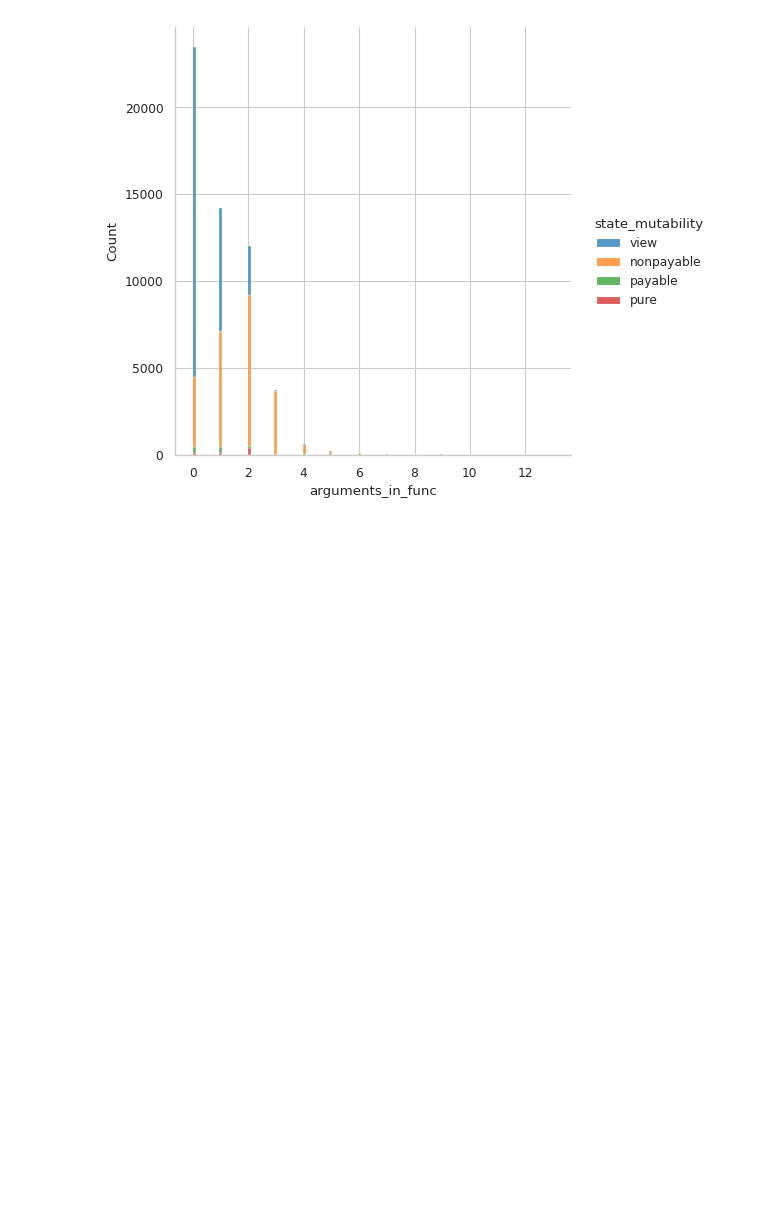
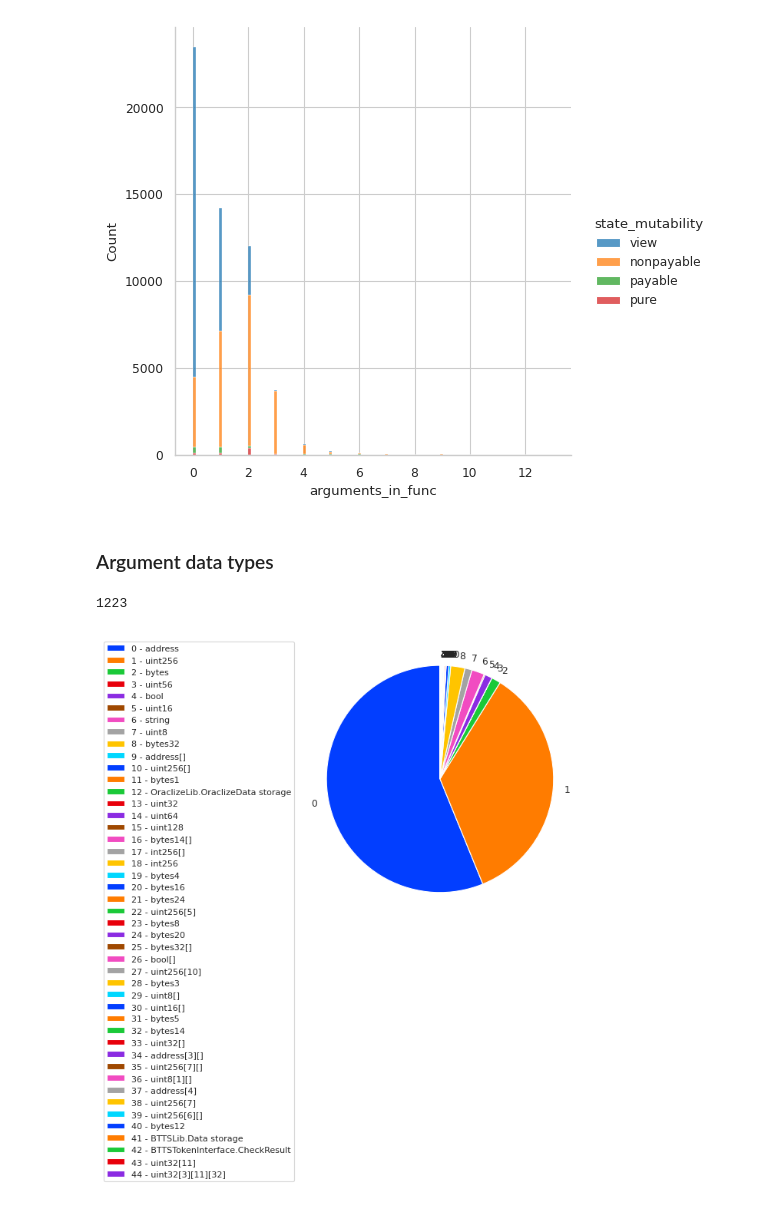
Before and after one commit to Miyamura80/Fuma_Fuzz, a Jupyter notebook: experiments/analyze_contract_abi.ipynb, the cells around one changed output. Saved outputs shown, nothing was run; the diff lists cells and outputs as text; code cells hidden in the pictures; blank space fills up the shorter version.

Commit message:
solidity source data type distributions summarized

```diff
--- a/experiments/analyze_contract_abi.ipynb
+++ b/experiments/analyze_contract_abi.ipynb
@@ -169,3 +169,43 @@ sns.displot(data=df_arguments, x="arguments_in_func",hue="state_mutability", mul
 # %% [output]
 <seaborn.axisgrid.FacetGrid at 0x...>
 [figure]
+# %% [markdown]
+### Argument data types
+# %%
+from collections import Counter
+
+data_types = []
+func_count = 0
+for compiled_json in enumerate(compiled_jsons):
+    for ctrct_name, ctrct in compiled_json[1].items():
+
+        for func in ctrct["abi"]:
+            if "inputs" in func:
+                for input in func["inputs"]:
+                    data_types.append(input["type"])
+
+
+data_type_counter = Counter(data_types)
+# %%
+len(compiled_jsons)
+# %% [output]
+1223
+# %%
+palette_color = sns.color_palette('bright')
+
+labels = [i for i in range(len(data_type_counter))]
+labels_2 = [f"{i} - {v}" for i,v in enumerate(data_type_counter)]
+
+# plotting data on chart
+patches, texts = plt.pie(data_type_counter.values(), labels=labels,
+    colors=palette_color, startangle=90)
+
+
+plt.legend(patches, labels_2, loc='upper left', bbox_to_anchor=(-0.7, 1.),
+           fontsize=8)
+
+
+# displaying chart
+plt.show()
+# %% [output]
+[figure, added]
```
